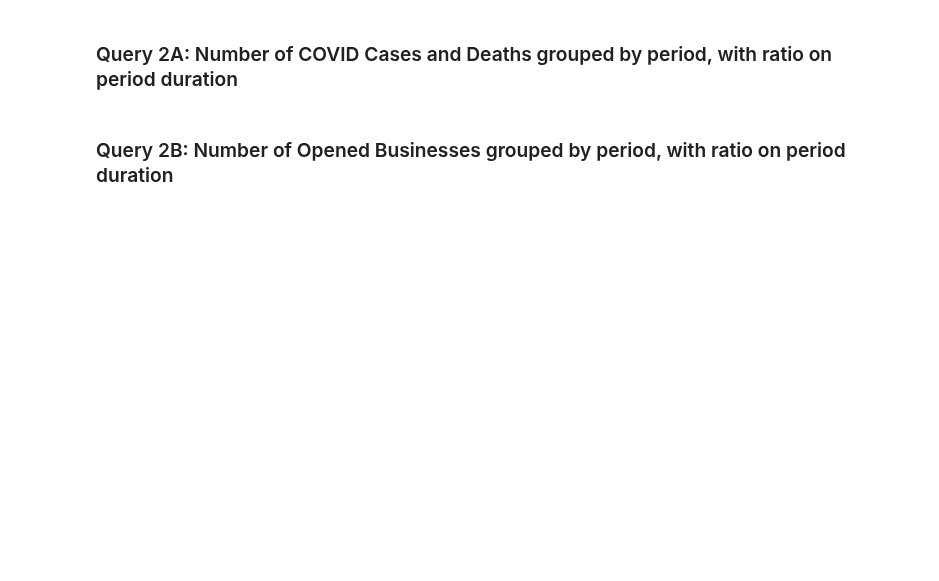
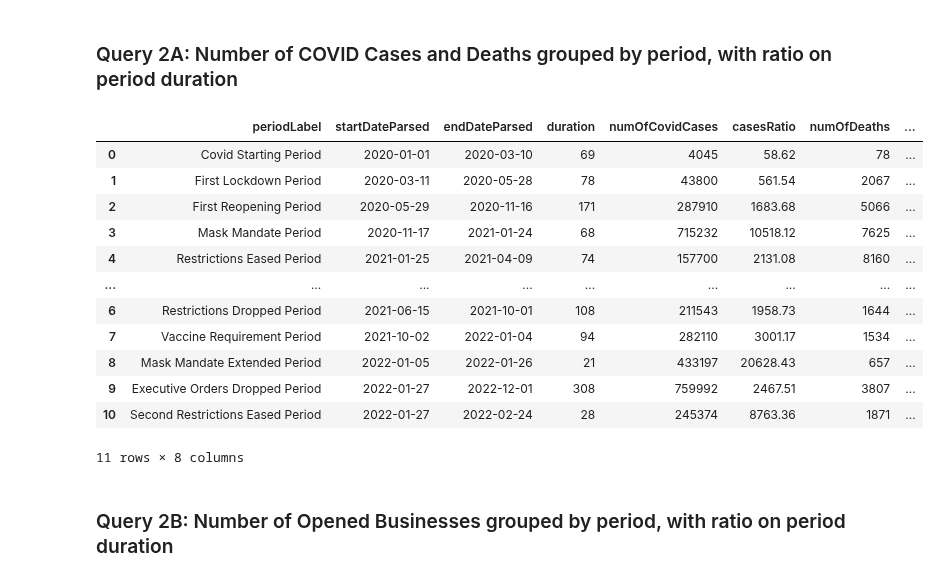
Before and after one commit to mircocazzaro/bitsei-db2-unipd, a Jupyter notebook: queries/BitseiQueries.ipynb, the cells around one changed output. Drawn from its saved outputs; the diff is of its cells as text; code cells hidden in the pictures; blank space fills up the shorter version.

```diff
--- a/queries/BitseiQueries.ipynb
+++ b/queries/BitseiQueries.ipynb
@@ -1,3 +5,30 @@
+# %%
+from SPARQLWrapper import SPARQLWrapper, CSV, SPARQLExceptions
+from io import StringIO
+import pandas as pd
+
+pd.set_option('display.max_rows', 10)
+sparql = SPARQLWrapper("http://bitsei.it:7200/repositories/LARepo")
+sparql.setReturnFormat(CSV)
+#sparql.setTimeout(10000)
+# %%
+def executeQuery(query):
+	sparql.setQuery(query)
+
+	executed = False
+	while(not executed):
+			try:
+					ret = sparql.queryAndConvert().decode("utf-8")
+					csvStringIO = StringIO(ret)
+					readed = pd.read_csv(csvStringIO, sep=",")
+
+
+					display(readed)
+					executed = True
+			except Exception as e :
+					if(type(e) != SPARQLExceptions.EndPointInternalError):
+							print(e)
+							executed=True
 # %% [markdown]
 ### TODO Query 1: Number of: COVID cases, Opened and Closed Businesses, and Crime Events grouped by month and year
 # %% [markdown]
@@ -112,27 +214,45 @@ ORDER BY ASC(?period)
 # %% [markdown]
 ### Query 2A: Number of COVID Cases and Deaths grouped by period, with ratio on period duration
 # %%
+query = """
 PREFIX lao: <http://www.bitsei.it/losAngelesOntology/>
 PREFIX xsd: <http://www.w3.org/2001/XMLSchema#>
 
 SELECT ?periodLabel ?startDateParsed ?endDateParsed ?duration (SUM(?newCases) AS ?numOfCovidCases) (ROUND((?numOfCovidCases*100 / ?duration))/100 AS ?casesRatio) (SUM(?newDeaths) AS ?numOfDeaths) (ROUND((?numOfDeaths*100 / ?duration))/100 AS ?deathsRatio)
 WHERE {
     ?day lao:hasDate ?date ;
          lao:hasNewCases ?newCases ;
          lao:hasNewDeaths ?newDeaths ;
          lao:belongsTo ?period .
 
     ?period lao:hasLabel ?periodLabel ;
             lao:hasStartDate ?startDate ;
             lao:hasEndDate ?endDate ;
             lao:hasDuration ?duration .
 
     FILTER(?date >= ?startDate && ?date <= ?endDate)
     BIND(SUBSTR(STR(?startDate), 1, 10) AS ?startDateParsed)
     BIND(SUBSTR(STR(?endDate), 1, 10) AS ?endDateParsed)
 }
 GROUP BY ?periodLabel ?startDateParsed ?endDateParsed ?duration
-ORDER BY ?startDateParsed
+ORDER BY ?startDateParsed """;
+
+
+executeQuery(query)
+# %% [output]
+|  | periodLabel | startDateParsed | endDateParsed | duration | numOfCovidCases | casesRatio | numOfDeaths | ... |
+| 0 | Covid Starting Period | 2020-01-01 | 2020-03-10 | 69 | 4045 | 58.62 | 78 | ... |
+| 1 | First Lockdown Period | 2020-03-11 | 2020-05-28 | 78 | 43800 | 561.54 | 2067 | ... |
+| 2 | First Reopening Period | 2020-05-29 | 2020-11-16 | 171 | 287910 | 1683.68 | 5066 | ... |
+| 3 | Mask Mandate Period | 2020-11-17 | 2021-01-24 | 68 | 715232 | 10518.12 | 7625 | ... |
+| 4 | Restrictions Eased Period | 2021-01-25 | 2021-04-09 | 74 | 157700 | 2131.08 | 8160 | ... |
+| ... | ... | ... | ... | ... | ... | ... | ... | ... |
+| 6 | Restrictions Dropped Period | 2021-06-15 | 2021-10-01 | 108 | 211543 | 1958.73 | 1644 | ... |
+| 7 | Vaccine Requirement Period | 2021-10-02 | 2022-01-04 | 94 | 282110 | 3001.17 | 1534 | ... |
+| 8 | Mask Mandate Extended Period | 2022-01-05 | 2022-01-26 | 21 | 433197 | 20628.43 | 657 | ... |
+| 9 | Executive Orders Dropped Period | 2022-01-27 | 2022-12-01 | 308 | 759992 | 2467.51 | 3807 | ... |
+| 10 | Second Restrictions Eased Period | 2022-01-27 | 2022-02-24 | 28 | 245374 | 8763.36 | 1871 | ... |
+11 rows × 8 columns
 # %% [markdown]
 ### Query 2B: Number of Opened Businesses grouped by period, with ratio on period duration
 # %%
```
Also changed, not shown: parts of 24 cells of this notebook.
